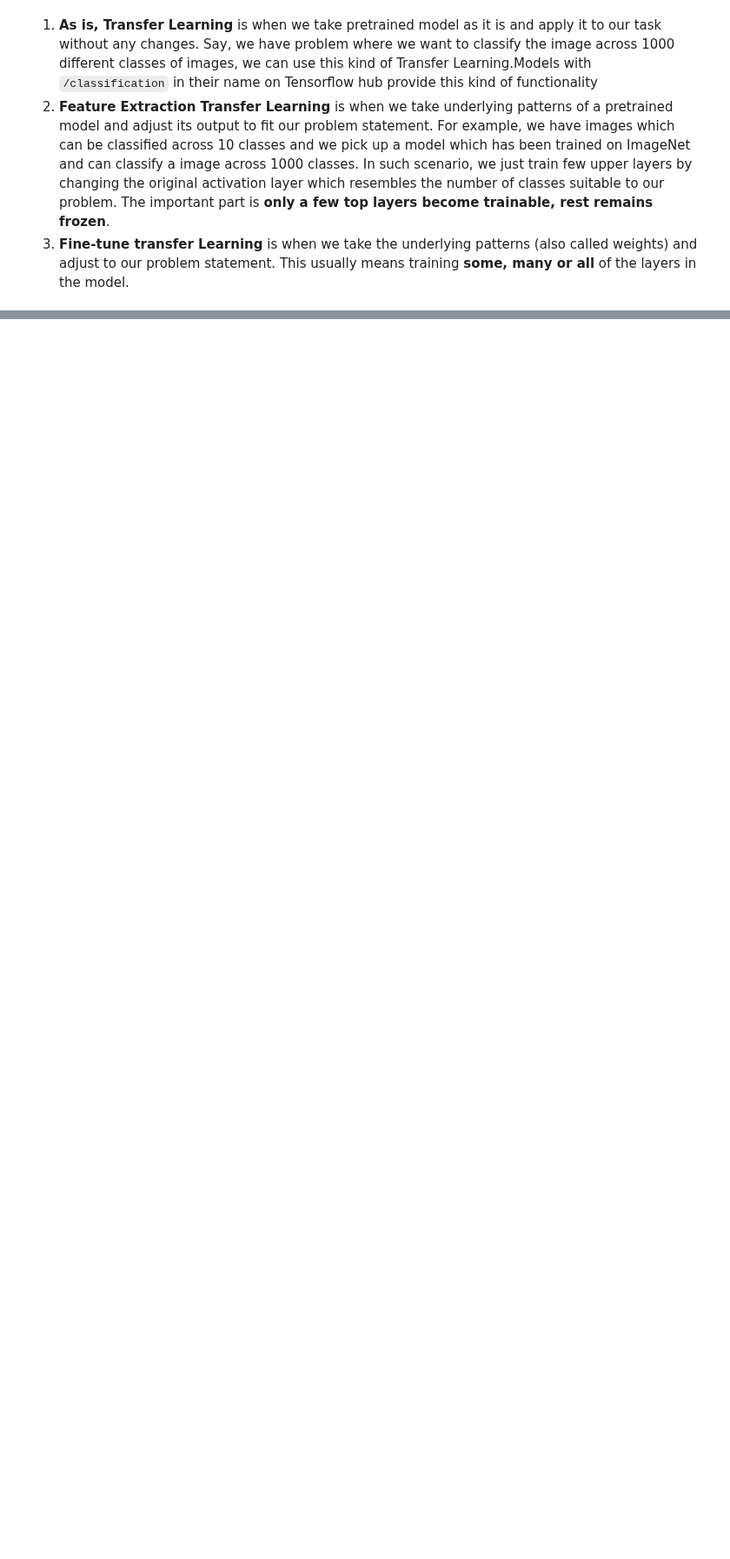
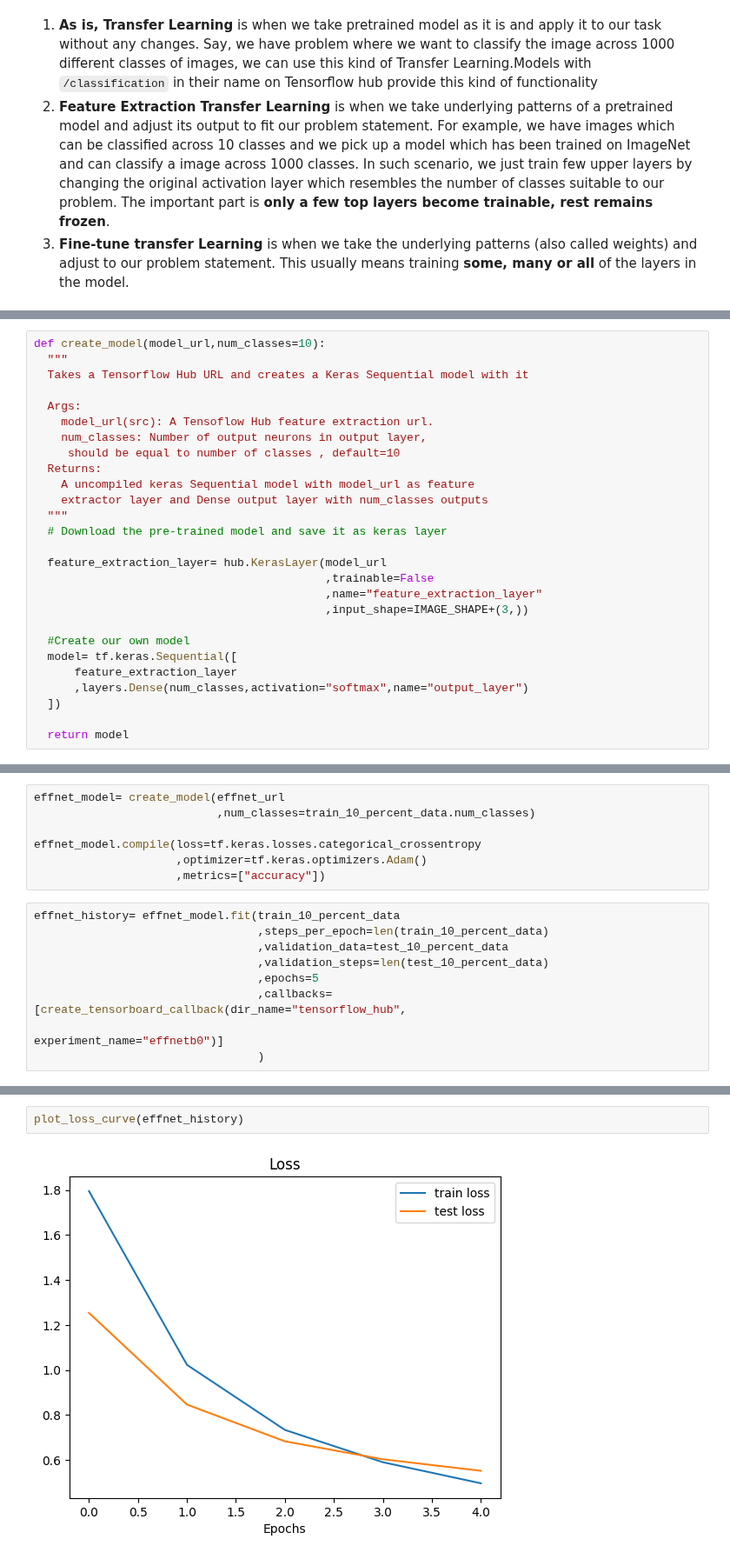
Before and after one commit to bikash119/learn_tensorflow, a Jupyter notebook: learn_tf_008.ipynb, the cells around one changed output, grey strips where cells are left out. Shown at 87% size. Saved outputs shown, nothing was run; the diff lists cells and outputs as text; blank space fills up the shorter version.

```diff
--- a/learn_tf_008.ipynb
+++ b/learn_tf_008.ipynb
@@ -137,0 +168,27 @@ We will use the following models from the hub:
+# %%
+def create_model(model_url,num_classes=10):
+  """
+  Takes a Tensorflow Hub URL and creates a Keras Sequential model with it
+
+  Args:
+    model_url(src): A Tensoflow Hub feature extraction url.
+    num_classes: Number of output neurons in output layer,
+     should be equal to number of classes , default=10
+  Returns:
+    A uncompiled keras Sequential model with model_url as feature
+    extractor layer and Dense output layer with num_classes outputs
+  """
+  # Download the pre-trained model and save it as keras layer
+
+  feature_extraction_layer= hub.KerasLayer(model_url
+                                           ,trainable=False
+                                           ,name="feature_extraction_layer"
+                                           ,input_shape=IMAGE_SHAPE+(3,))
+
+  #Create our own model
+  model= tf.keras.Sequential([
+      feature_extraction_layer
+      ,layers.Dense(num_classes,activation="softmax",name="output_layer")
+  ])
+
+  return model
@@ -137,0 +277,16 @@ We will use the following models from the hub:
+# %%
+effnet_model= create_model(effnet_url
+                           ,num_classes=train_10_percent_data.num_classes)
+
+effnet_model.compile(loss=tf.keras.losses.categorical_crossentropy
+                     ,optimizer=tf.keras.optimizers.Adam()
+                     ,metrics=["accuracy"])
+# %%
+effnet_history= effnet_model.fit(train_10_percent_data
+                                 ,steps_per_epoch=len(train_10_percent_data)
+                                 ,validation_data=test_10_percent_data
+                                 ,validation_steps=len(test_10_percent_data)
+                                 ,epochs=5
+                                 ,callbacks=[create_tensorboard_callback(dir_name="tensorflow_hub",
+                                                                         experiment_name="effnetb0")]
+                                 )
@@ -137,0 +304,4 @@ We will use the following models from the hub:
+# %%
+plot_loss_curve(effnet_history)
+# %% [output]
+[figure, added]
```
Also changed, not shown: parts of 17 cells of this notebook.
